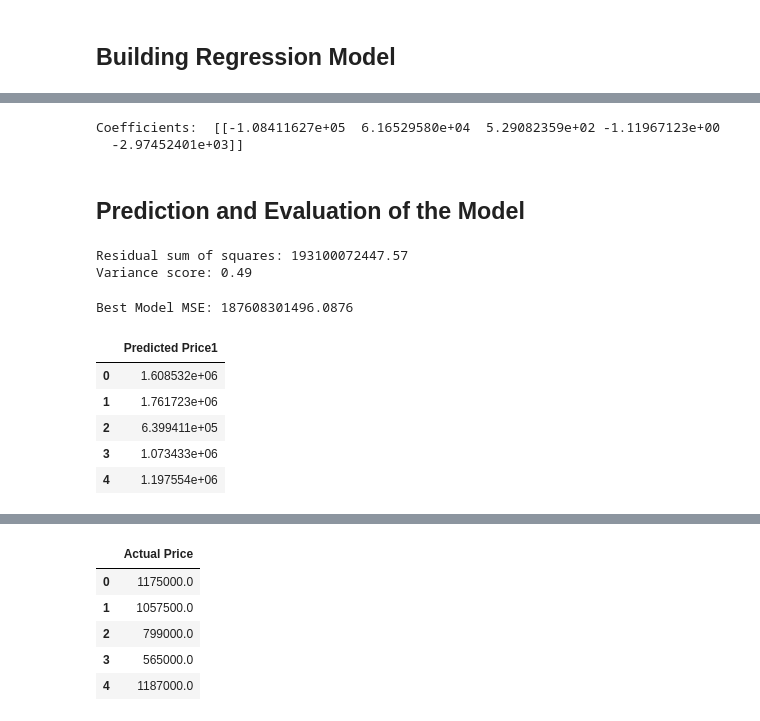
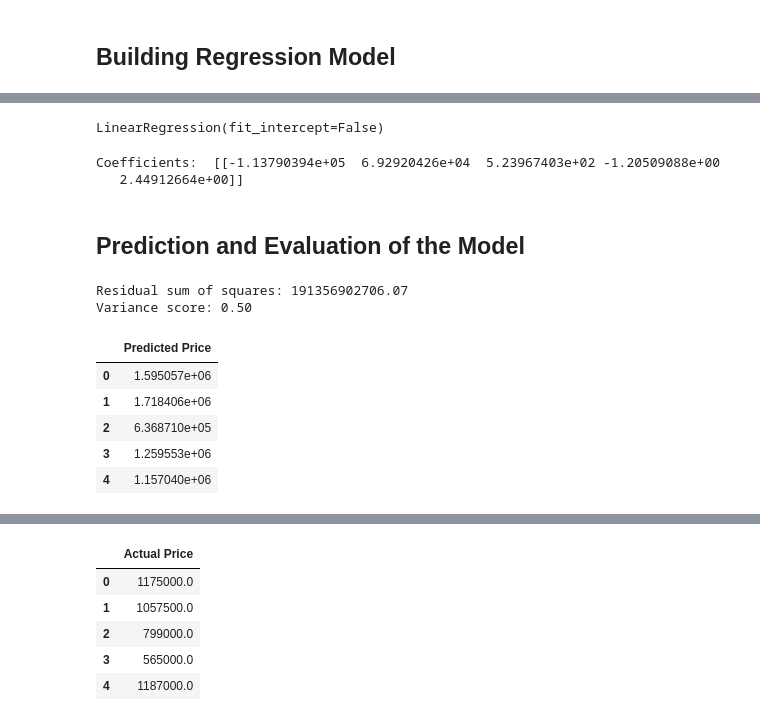
Before and after one commit to MedCoder001/Seattle_Home_Prices_Prediction, a Jupyter notebook: Model/Seattle_Home_Prices_Prediction.ipynb, the cells around one changed output, grey strips where cells are left out. Cells and saved outputs as stored; diff of their text form; code cells hidden in the pictures.

```diff
--- a/Seattle_Home_Prices_Prediction.ipynb
+++ b/Model/Seattle_Home_Prices_Prediction.ipynb
@@ -403,14 +455,25 @@ LinearRegression()
+# %%
+# Best algorithm is Linear regression model
+
+# Building a multiple regression model
+model = LinearRegression(fit_intercept=False)
+
+model.fit(X, y)
+# %% [output]
+LinearRegression(fit_intercept=False)
 # %%
 # Getting the coefficients
 
 print('Coefficients: ', model.coef_)
 # %% [output]
-Coefficients:  [[-1.08411627e+05  6.16529580e+04  5.29082359e+02 -1.11967123e+00
-  -2.97452401e+03]]
+Coefficients:  [[-1.13790394e+05  6.92920426e+04  5.23967403e+02 -1.20509088e+00
+   2.44912664e+00]]
 # %% [markdown]
 ## Prediction and Evaluation of the Model
 # %%
 y_hat = model.predict(df_test[['beds', 'baths', 'size', 'lot_size', 'zip_code']])
+
+# For the test datasets
 X = np.asanyarray(df_test[['beds', 'baths', 'size', 'lot_size', 'zip_code']])
 y = np.asanyarray(df_test[['price']])
 
@@ -420,44 +483,15 @@ print("Residual sum of squares: %.2f"
 # Explained variance score: 1 is perfect prediction
 print('Variance score: %.2f' % model.score(X, y))
 # %% [output]
-Residual sum of squares: 193100072447.57
-Variance score: 0.49
+Residual sum of squares: 191356902706.07
+Variance score: 0.50
-# %%
-from sklearn.linear_model import LinearRegression
-from sklearn.model_selection import GridSearchCV
-from sklearn.metrics import mean_squared_error
-
-# Define the hyperparameter grid
-param_grid = {
-    'fit_intercept': [True, False]
-}
-
-# Define the model
-model2 = LinearRegression()
-
-# Define the grid search with cross-validation
-grid_search = GridSearchCV(estimator=model2, param_grid=param_grid, scoring='neg_mean_squared_error', cv=5)
-
-# Perform the grid search
-grid_search.fit(X, y)
-
-# Get the best model
-best_model = grid_search.best_estimator_
-
-# Evaluate the best model
-y_test = df_test['price']
-y_pred = best_model.predict(df_test[['beds', 'baths', 'size', 'lot_size', 'zip_code']])
-mse = mean_squared_error(y_test, y_pred)
-print("Best Model MSE:", mse)
-# %% [output]
-Best Model MSE: 187608301496.0876
 # %%
-y_hat_df = pd.DataFrame(y_hat, columns=['Predicted Price1'])
+y_hat_df = pd.DataFrame(y_hat, columns=['Predicted Price'])
 y_hat_df.head()
 # %% [output]
-|  | Predicted Price1 |
-| 0 | 1.608532e+06 |
-| 1 | 1.761723e+06 |
-| 2 | 6.399411e+05 |
-| 3 | 1.073433e+06 |
-| 4 | 1.197554e+06 |
+|  | Predicted Price |
+| 0 | 1.595057e+06 |
+| 1 | 1.718406e+06 |
+| 2 | 6.368710e+05 |
+| 3 | 1.259553e+06 |
+| 4 | 1.157040e+06 |
```
Also changed, not shown: parts of 18 cells of this notebook, 5 other files.
